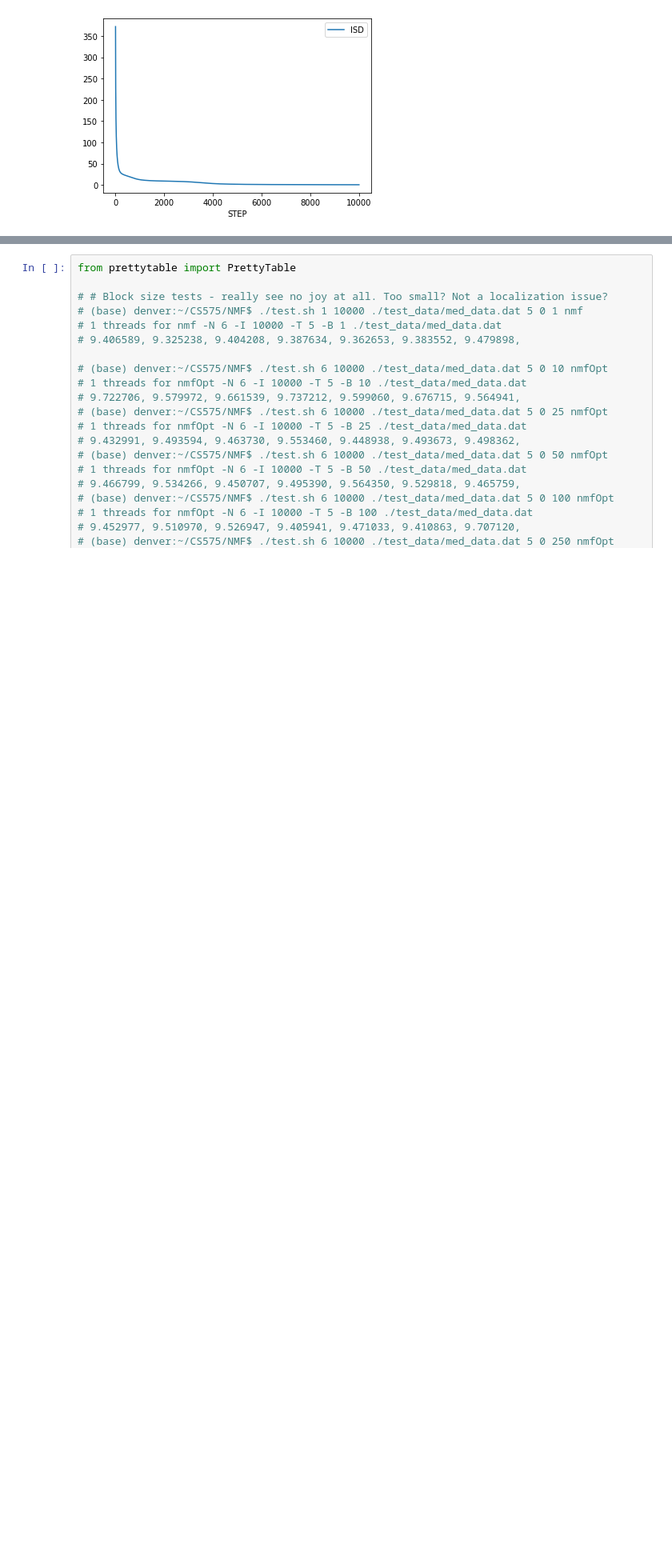
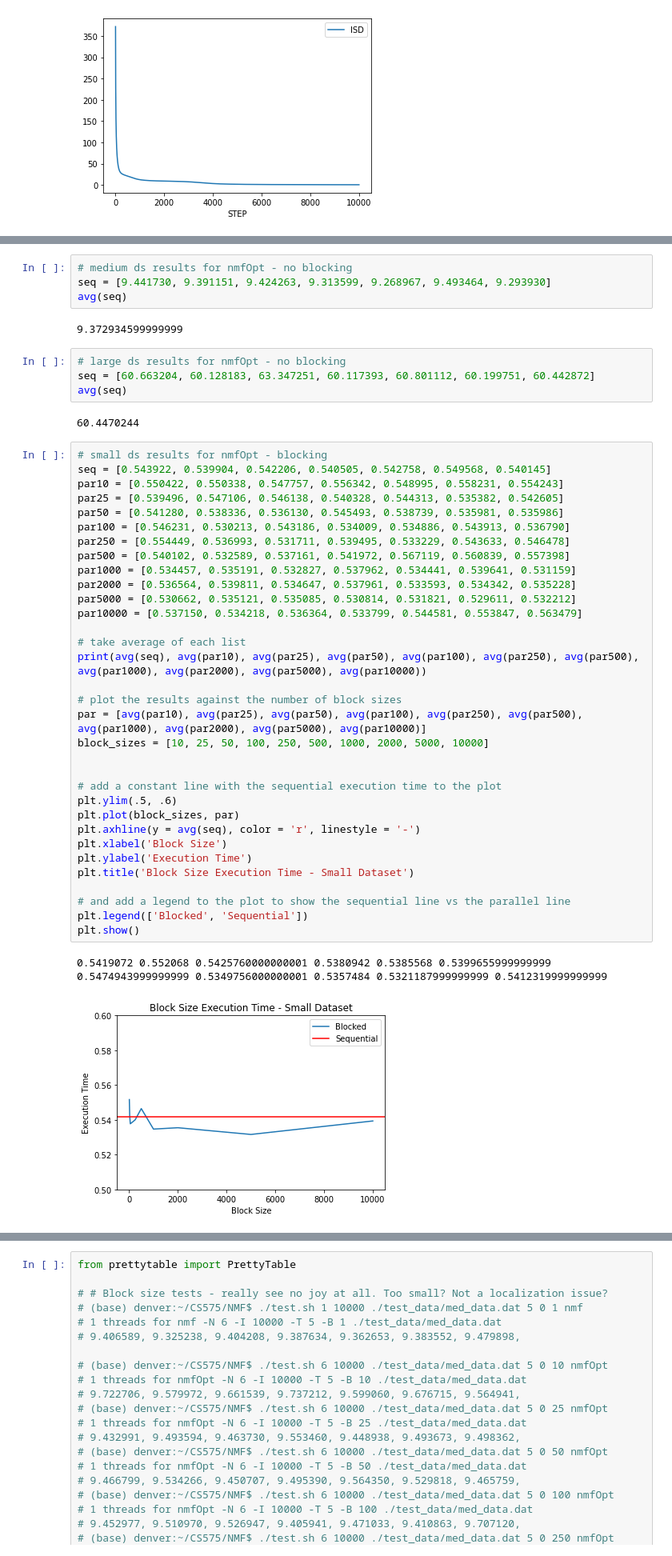
Before and after one commit to NFabrizio/NMF, a Jupyter notebook: results.ipynb, the cells around one changed output, grey strips where cells are left out. Shown: that part at 80% size. Drawn from its saved outputs; the diff is of its cells as text; blank space fills up the shorter version.

Commit message:
Added results for doc and added gflop calc to python code

```diff
--- a/results.ipynb
+++ b/results.ipynb
@@ -112,0 +106,48 @@ plt.show()
+# %%
+# medium ds results for nmfOpt - no blocking
+seq = [9.441730, 9.391151, 9.424263, 9.313599, 9.268967, 9.493464, 9.293930]
+avg(seq)
+# %% [output]
+9.372934599999999
+# %%
+# large ds results for nmfOpt - no blocking
+seq = [60.663204, 60.128183, 63.347251, 60.117393, 60.801112, 60.199751, 60.442872]
+avg(seq)
+# %% [output]
+60.4470244
+# %%
+# small ds results for nmfOpt - blocking
+seq = [0.543922, 0.539904, 0.542206, 0.540505, 0.542758, 0.549568, 0.540145]
+par10 = [0.550422, 0.550338, 0.547757, 0.556342, 0.548995, 0.558231, 0.554243]
+par25 = [0.539496, 0.547106, 0.546138, 0.540328, 0.544313, 0.535382, 0.542605]
+par50 = [0.541280, 0.538336, 0.536130, 0.545493, 0.538739, 0.535981, 0.535986]
+par100 = [0.546231, 0.530213, 0.543186, 0.534009, 0.534886, 0.543913, 0.536790]
+par250 = [0.554449, 0.536993, 0.531711, 0.539495, 0.533229, 0.543633, 0.546478]
+par500 = [0.540102, 0.532589, 0.537161, 0.541972, 0.567119, 0.560839, 0.557398]
+par1000 = [0.534457, 0.535191, 0.532827, 0.537962, 0.534441, 0.539641, 0.531159]
+par2000 = [0.536564, 0.539811, 0.534647, 0.537961, 0.533593, 0.534342, 0.535228]
+par5000 = [0.530662, 0.535121, 0.535085, 0.530814, 0.531821, 0.529611, 0.532212]
+par10000 = [0.537150, 0.534218, 0.536364, 0.533799, 0.544581, 0.553847, 0.563479]
+
+# take average of each list
+print(avg(seq), avg(par10), avg(par25), avg(par50), avg(par100), avg(par250), avg(par500), avg(par1000), avg(par2000), avg(par5000), avg(par10000))
+
+# plot the results against the number of block sizes
+par = [avg(par10), avg(par25), avg(par50), avg(par100), avg(par250), avg(par500), avg(par1000), avg(par2000), avg(par5000), avg(par10000)]
+block_sizes = [10, 25, 50, 100, 250, 500, 1000, 2000, 5000, 10000]
+
+
+# add a constant line with the sequential execution time to the plot
+plt.ylim(.5, .6)
+plt.plot(block_sizes, par)
+plt.axhline(y = avg(seq), color = 'r', linestyle = '-')
+plt.xlabel('Block Size')
+plt.ylabel('Execution Time')
+plt.title('Block Size Execution Time - Small Dataset')
+
+# and add a legend to the plot to show the sequential line vs the parallel line
+plt.legend(['Blocked', 'Sequential'])
+plt.show()
+# %% [output]
+0.5419072 0.552068 0.5425760000000001 0.5380942 0.5385568 0.5399655999999999 0.5474943999999999 0.5349756000000001 0.5357484 0.5321187999999999 0.5412319999999999
+[figure, added]
```
Also changed, not shown: parts of 6 cells of this notebook, 1 other file.
